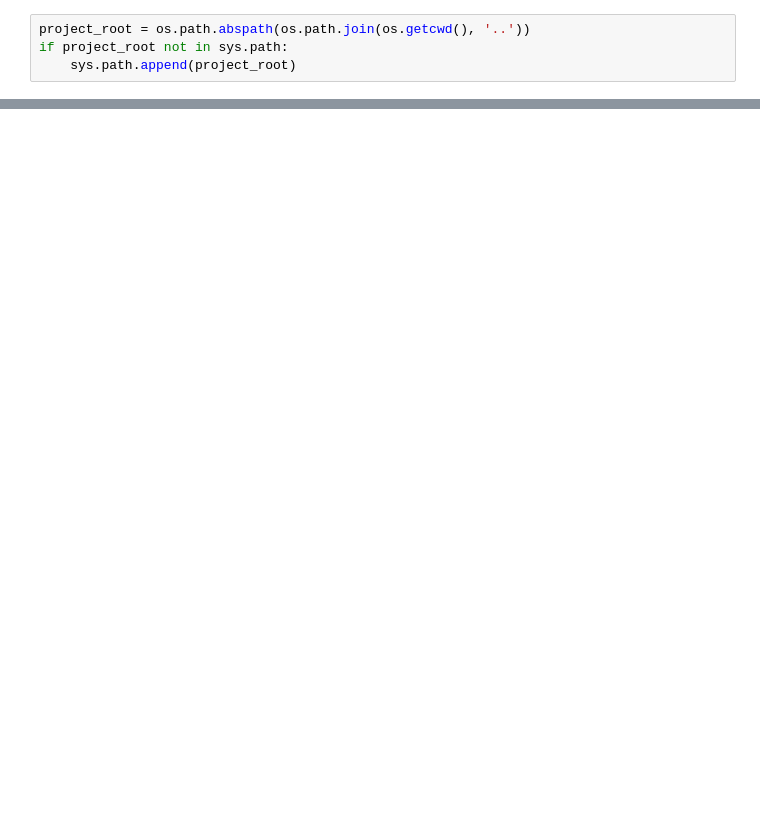
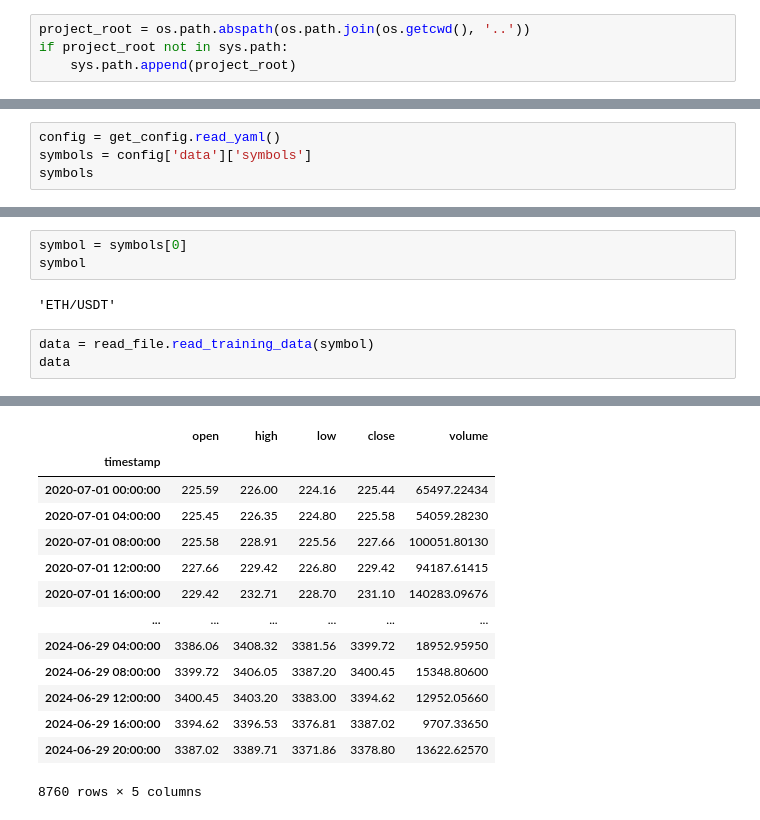
Before and after one commit to DivyanshGupta2006/Project-catRL, a Jupyter notebook: notebooks/data_exploration.ipynb, the cells around one changed output, grey strips where cells are left out. Drawn from its saved outputs; the diff is of its cells as text; blank space fills up the shorter version.

```diff
--- a/notebooks/data_exploration.ipynb
+++ b/notebooks/data_exploration.ipynb
@@ -67,0 +15,4 @@ data
+# %%
+config = get_config.read_yaml()
+symbols = config['data']['symbols']
+symbols
@@ -67,0 +30,9 @@ data
+# %%
+symbol = symbols[0]
+symbol
+# %% [output]
+'ETH/USDT'
+# %%
+data = read_file.read_training_data(symbol)
+data
+# %% [output]
@@ -67,0 +41,14 @@ data
+|  | open | high | low | close | volume |
+| timestamp |  |  |  |  |  |
+| 2020-07-01 00:00:00 | 225.59 | 226.00 | 224.16 | 225.44 | 65497.22434 |
+| 2020-07-01 04:00:00 | 225.45 | 226.35 | 224.80 | 225.58 | 54059.28230 |
+| 2020-07-01 08:00:00 | 225.58 | 228.91 | 225.56 | 227.66 | 100051.80130 |
+| 2020-07-01 12:00:00 | 227.66 | 229.42 | 226.80 | 229.42 | 94187.61415 |
+| 2020-07-01 16:00:00 | 229.42 | 232.71 | 228.70 | 231.10 | 140283.09676 |
+| ... | ... | ... | ... | ... | ... |
+| 2024-06-29 04:00:00 | 3386.06 | 3408.32 | 3381.56 | 3399.72 | 18952.95950 |
+| 2024-06-29 08:00:00 | 3399.72 | 3406.05 | 3387.20 | 3400.45 | 15348.80600 |
+| 2024-06-29 12:00:00 | 3400.45 | 3403.20 | 3383.00 | 3394.62 | 12952.05660 |
+| 2024-06-29 16:00:00 | 3394.62 | 3396.53 | 3376.81 | 3387.02 | 9707.33650 |
+| 2024-06-29 20:00:00 | 3387.02 | 3389.71 | 3371.86 | 3378.80 | 13622.62570 |
+8760 rows × 5 columns
```
Also changed, not shown: parts of 22 cells of this notebook, 6 other files.
